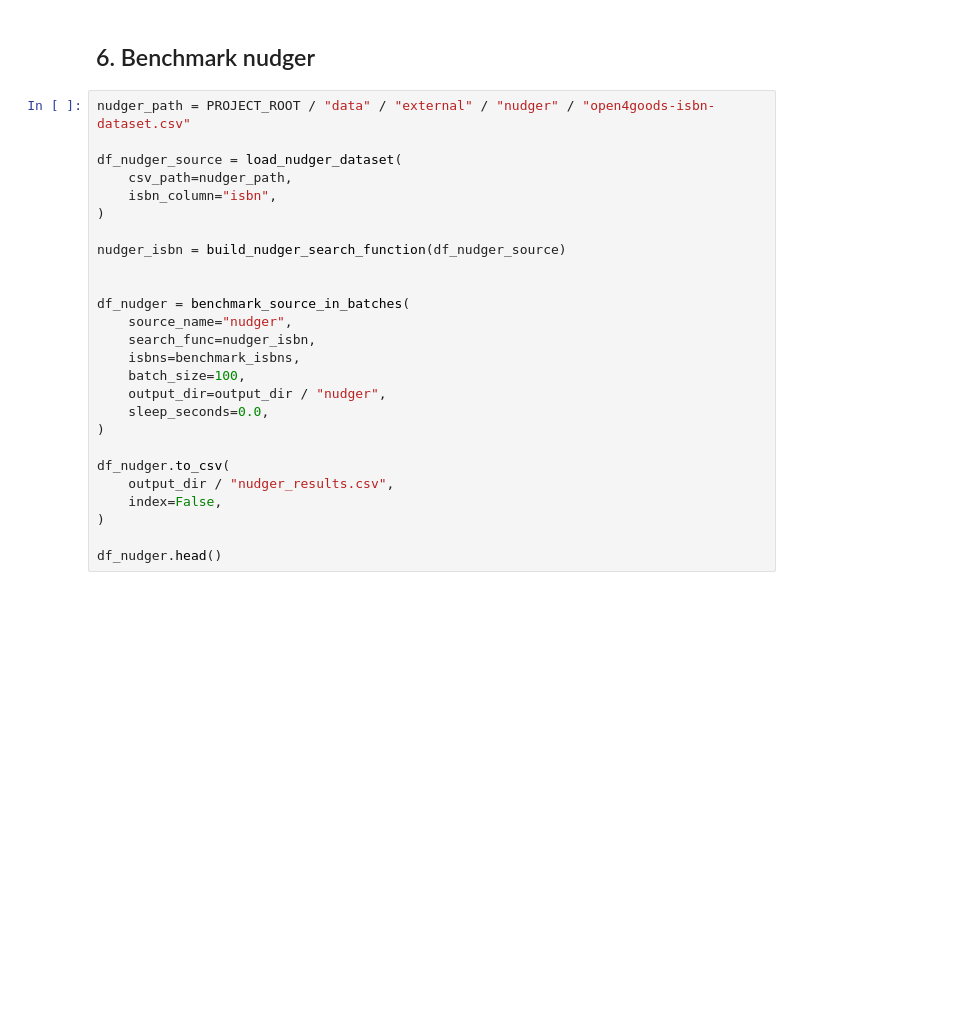
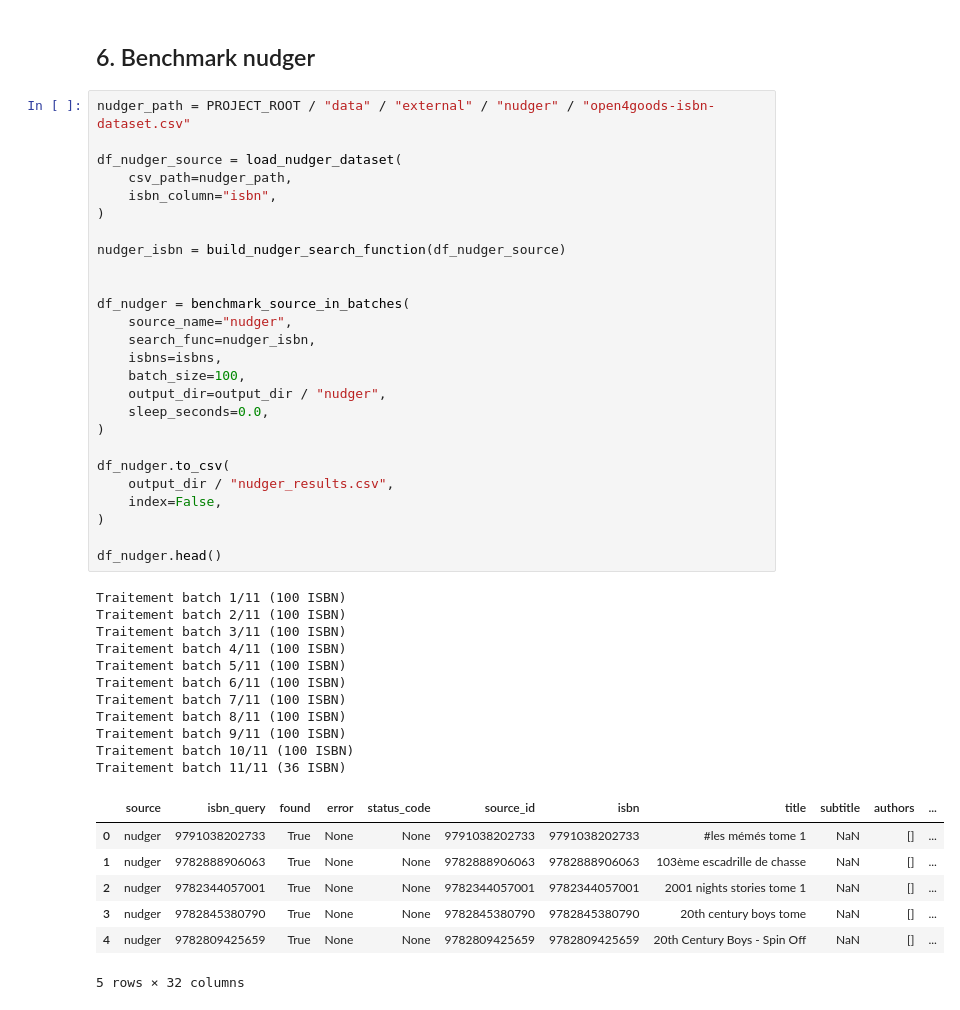
Before and after one commit to yoann-donizetti/collectionlens, a Jupyter notebook: notebooks/poc_data/07_extended_multisource_benchmark.ipynb, the cells around one changed output. Drawn from its saved outputs; the diff is of its cells as text; blank space fills up the shorter version.

```diff
--- a/notebooks/poc_data/07_extended_multisource_benchmark.ipynb
+++ b/notebooks/poc_data/07_extended_multisource_benchmark.ipynb
@@ -313,26 +379,45 @@ df_bnf.head()
 # %%
 nudger_path = PROJECT_ROOT / "data" / "external" / "nudger" / "open4goods-isbn-dataset.csv"
 
 df_nudger_source = load_nudger_dataset(
     csv_path=nudger_path,
     isbn_column="isbn",
 )
 
 nudger_isbn = build_nudger_search_function(df_nudger_source)
 
 
 df_nudger = benchmark_source_in_batches(
     source_name="nudger",
     search_func=nudger_isbn,
-    isbns=benchmark_isbns,
+    isbns=isbns,
     batch_size=100,
     output_dir=output_dir / "nudger",
     sleep_seconds=0.0,
 )
 
 df_nudger.to_csv(
     output_dir / "nudger_results.csv",
     index=False,
 )
 
 df_nudger.head()
+# %% [output]
+Traitement batch 1/11 (100 ISBN)
+Traitement batch 2/11 (100 ISBN)
+Traitement batch 3/11 (100 ISBN)
+Traitement batch 4/11 (100 ISBN)
+Traitement batch 5/11 (100 ISBN)
+Traitement batch 6/11 (100 ISBN)
+Traitement batch 7/11 (100 ISBN)
+Traitement batch 8/11 (100 ISBN)
+Traitement batch 9/11 (100 ISBN)
+Traitement batch 10/11 (100 ISBN)
+Traitement batch 11/11 (36 ISBN)
+|  | source | isbn_query | found | error | status_code | source_id | isbn | title | subtitle | authors | ... |
+| 0 | nudger | 9791038202733 | True | None | None | 9791038202733 | 9791038202733 | #les mémés tome 1 | NaN | [] | ... |
+| 1 | nudger | 9782888906063 | True | None | None | 9782888906063 | 9782888906063 | 103ème escadrille de chasse | NaN | [] | ... |
+| 2 | nudger | 9782344057001 | True | None | None | 9782344057001 | 9782344057001 | 2001 nights stories tome 1 | NaN | [] | ... |
+| 3 | nudger | 9782845380790 | True | None | None | 9782845380790 | 9782845380790 | 20th century boys tome | NaN | [] | ... |
+| 4 | nudger | 9782809425659 | True | None | None | 9782809425659 | 9782809425659 | 20th Century Boys - Spin Off | NaN | [] | ... |
+5 rows × 32 columns
```
Also changed, not shown: parts of 26 cells of this notebook, 1 other file.
